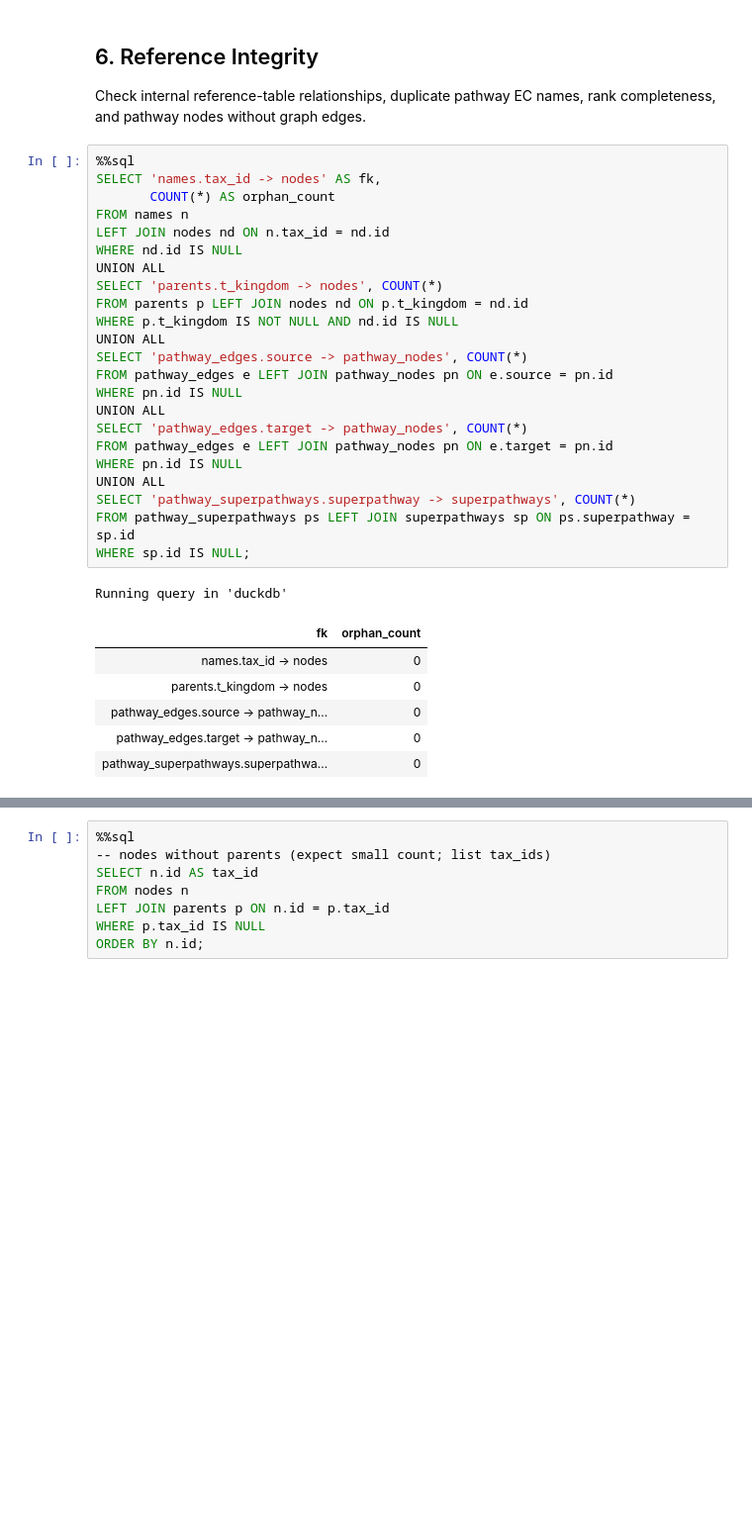
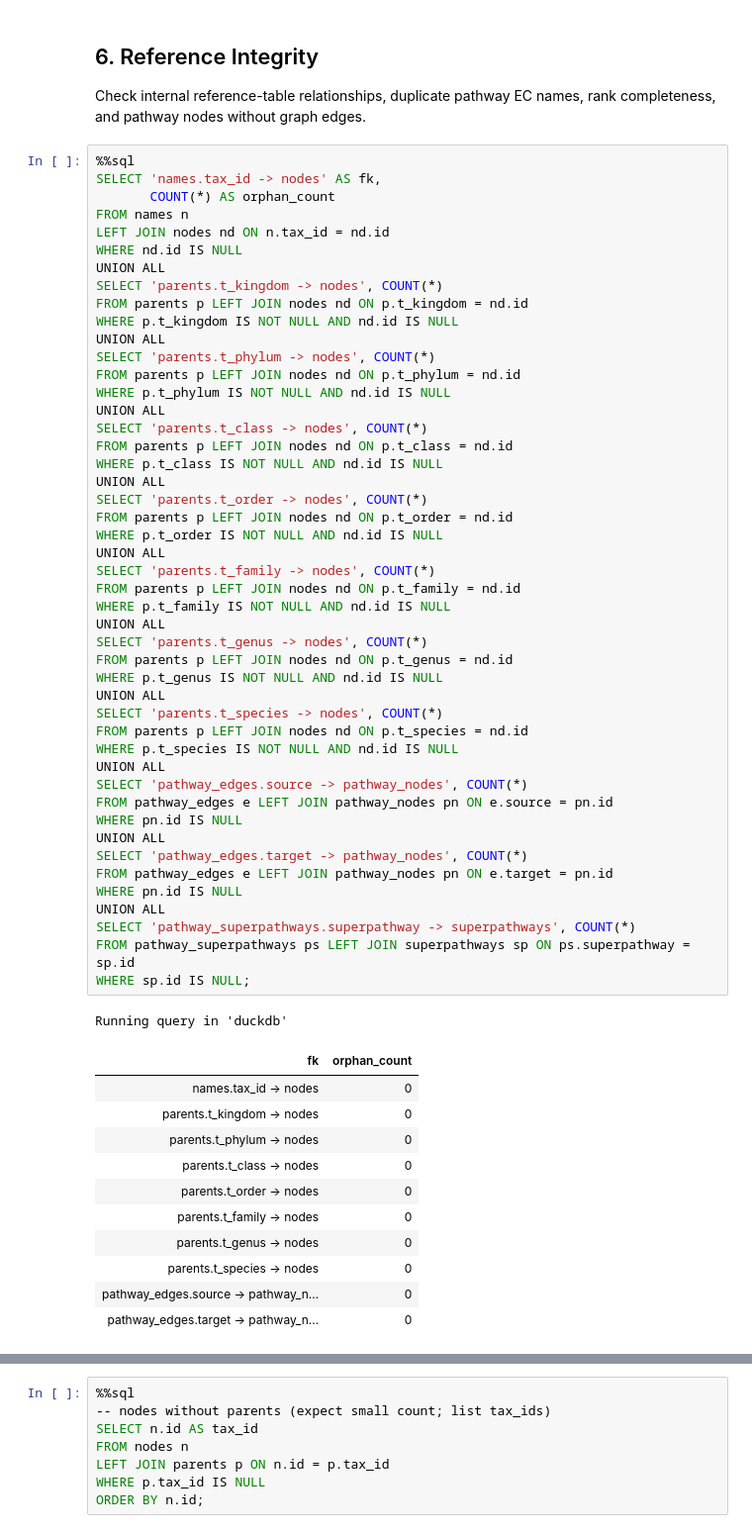
Before and after one commit to ParkinsonLab/metapro-data-vis, a Jupyter notebook: analytics/exploration/notebooks/exploratory_analysis.ipynb, the cells around one changed output, grey strips where cells are left out. Shown at 99% size. Drawn from its saved outputs; the diff is of its cells as text; blank space fills up the shorter version.

```diff
--- a/analytics/exploration/notebooks/exploratory_analysis.ipynb
+++ b/analytics/exploration/notebooks/exploratory_analysis.ipynb
@@ -298,31 +298,60 @@ Check internal reference-table relationships, duplicate pathway EC names, rank c
 # %%
 %%sql
 SELECT 'names.tax_id -> nodes' AS fk,
        COUNT(*) AS orphan_count
 FROM names n
 LEFT JOIN nodes nd ON n.tax_id = nd.id
 WHERE nd.id IS NULL
 UNION ALL
 SELECT 'parents.t_kingdom -> nodes', COUNT(*)
 FROM parents p LEFT JOIN nodes nd ON p.t_kingdom = nd.id
 WHERE p.t_kingdom IS NOT NULL AND nd.id IS NULL
 UNION ALL
+SELECT 'parents.t_phylum -> nodes', COUNT(*)
+FROM parents p LEFT JOIN nodes nd ON p.t_phylum = nd.id
+WHERE p.t_phylum IS NOT NULL AND nd.id IS NULL
+UNION ALL
+SELECT 'parents.t_class -> nodes', COUNT(*)
+FROM parents p LEFT JOIN nodes nd ON p.t_class = nd.id
+WHERE p.t_class IS NOT NULL AND nd.id IS NULL
+UNION ALL
+SELECT 'parents.t_order -> nodes', COUNT(*)
+FROM parents p LEFT JOIN nodes nd ON p.t_order = nd.id
+WHERE p.t_order IS NOT NULL AND nd.id IS NULL
+UNION ALL
+SELECT 'parents.t_family -> nodes', COUNT(*)
+FROM parents p LEFT JOIN nodes nd ON p.t_family = nd.id
+WHERE p.t_family IS NOT NULL AND nd.id IS NULL
+UNION ALL
+SELECT 'parents.t_genus -> nodes', COUNT(*)
+FROM parents p LEFT JOIN nodes nd ON p.t_genus = nd.id
+WHERE p.t_genus IS NOT NULL AND nd.id IS NULL
+UNION ALL
+SELECT 'parents.t_species -> nodes', COUNT(*)
+FROM parents p LEFT JOIN nodes nd ON p.t_species = nd.id
+WHERE p.t_species IS NOT NULL AND nd.id IS NULL
+UNION ALL
 SELECT 'pathway_edges.source -> pathway_nodes', COUNT(*)
 FROM pathway_edges e LEFT JOIN pathway_nodes pn ON e.source = pn.id
 WHERE pn.id IS NULL
 UNION ALL
 SELECT 'pathway_edges.target -> pathway_nodes', COUNT(*)
 FROM pathway_edges e LEFT JOIN pathway_nodes pn ON e.target = pn.id
 WHERE pn.id IS NULL
 UNION ALL
 SELECT 'pathway_superpathways.superpathway -> superpathways', COUNT(*)
 FROM pathway_superpathways ps LEFT JOIN superpathways sp ON ps.superpathway = sp.id
 WHERE sp.id IS NULL;
 # %% [output]
 Running query in 'duckdb'
 | fk | orphan_count |
 | names.tax_id -> nodes | 0 |
 | parents.t_kingdom -> nodes | 0 |
+| parents.t_phylum -> nodes | 0 |
+| parents.t_class -> nodes | 0 |
+| parents.t_order -> nodes | 0 |
+| parents.t_family -> nodes | 0 |
+| parents.t_genus -> nodes | 0 |
+| parents.t_species -> nodes | 0 |
 | pathway_edges.source -> pathway_n... | 0 |
 | pathway_edges.target -> pathway_n... | 0 |
-| pathway_superpathways.superpathwa... | 0 |
```
Also changed, not shown: parts of 4 cells of this notebook, 1 other file.
